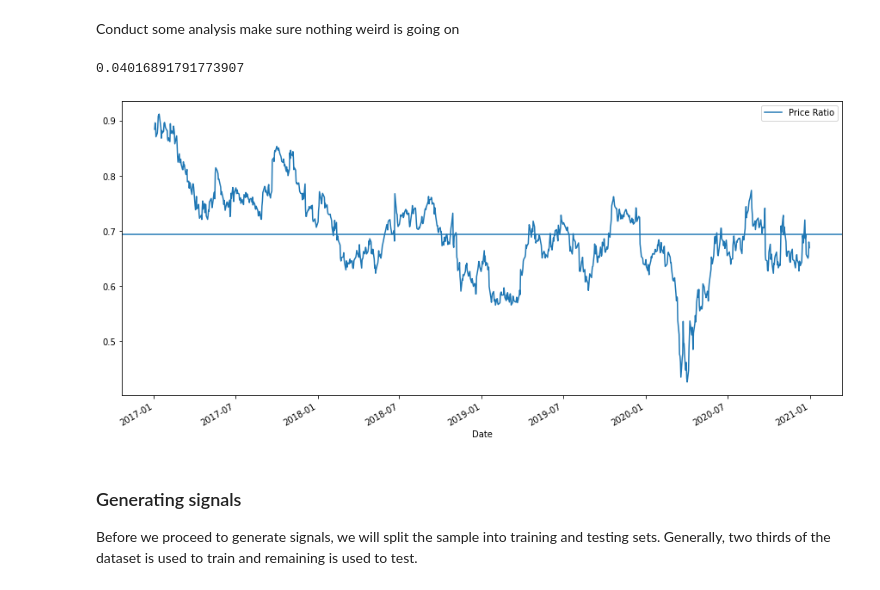
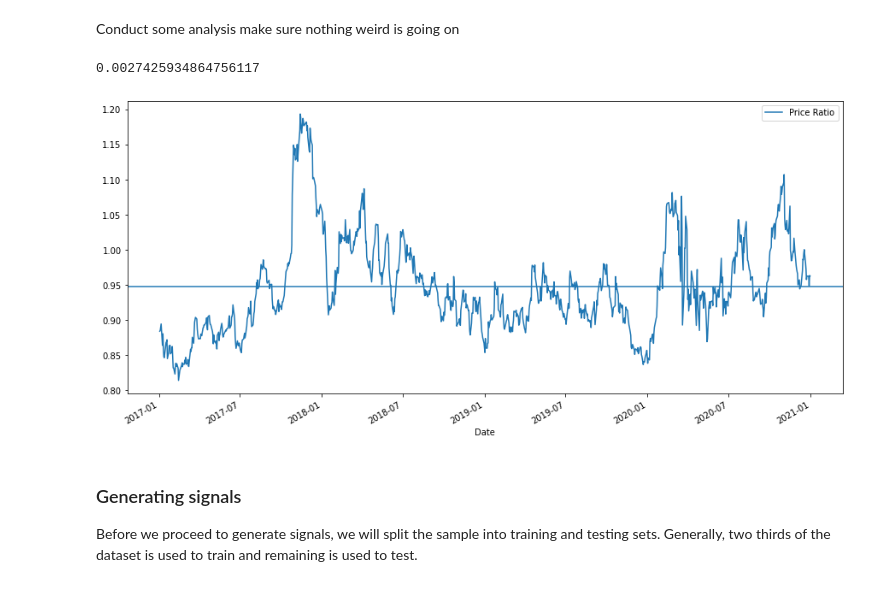
Before and after one commit to LDeng0205/Pairs-Trading-with-Macroeconomic-Data-Analysis, a Jupyter notebook: the-code.ipynb, the cells around one changed output. Cells and saved outputs as stored; diff of their text form; code cells hidden in the pictures.

```diff
--- a/the-code.ipynb
+++ b/the-code.ipynb
@@ -236,21 +237,21 @@ print(pairs)
 Conduct some analysis make sure nothing weird is going on
 # %%
 # Set ticker1 and ticker2 to the stocks you've identified.
-ticker1 = "KMX"# Set ticker1
-ticker2 = "FIS"# Set ticker2
+ticker1 = "AEE"# Set ticker1
+ticker2 = "MRK"# Set ticker2
 S1 = prices[ticker1]
 S2 = prices[ticker2]
 score, pvalue, _ = coint(S1, S2)
 print(pvalue)
 
 ratios = S1 / S2
 ratios.plot(figsize=(15,7))
 plt.axhline(ratios.mean())
 plt.legend(['Price Ratio'])
 plt.show()
 # %% [output]
-0.04016891791773907
+0.0027425934864756117
-[figure, old version]
+[figure, new version]
 # %% [markdown]
 <h3> Generating signals </h3>
 
```
Also changed, not shown: parts of 15 cells of this notebook.
